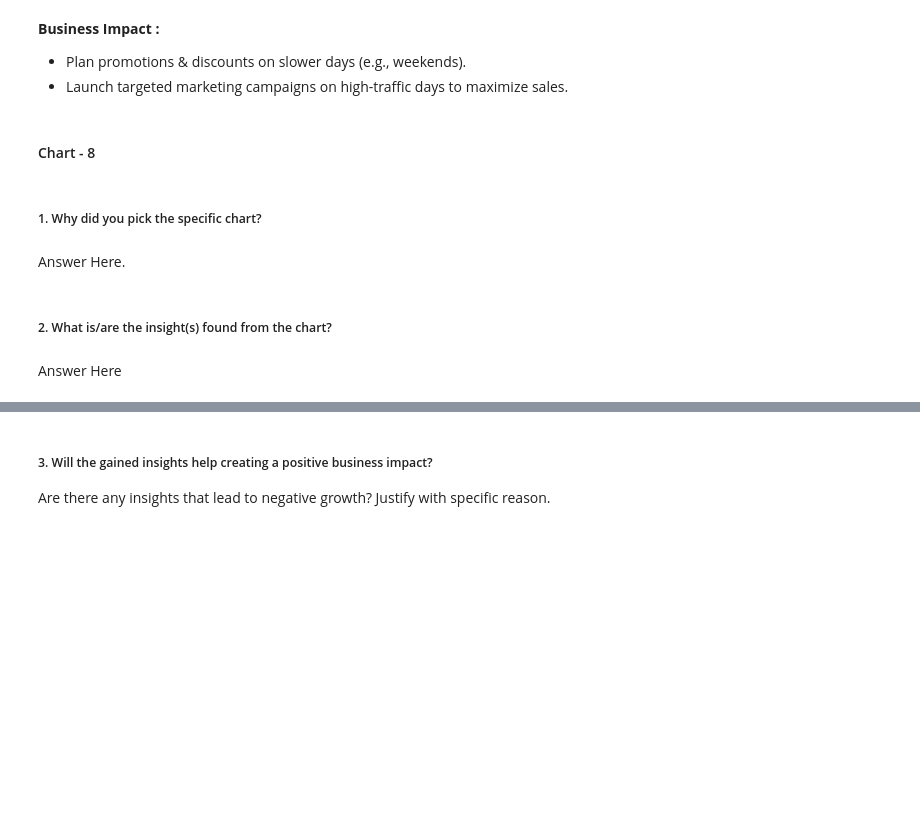
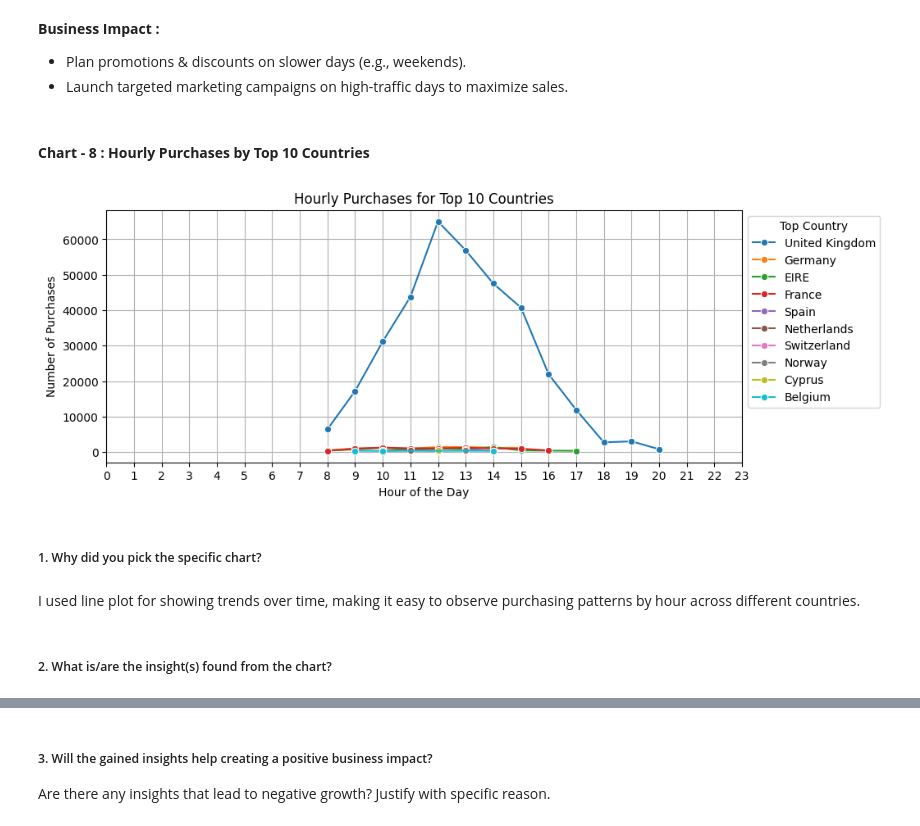
Before and after one commit to akshat-mishra-ds/Myntra-Online-Retail-Customer-Segmentation, a Jupyter notebook: Myntra_Online_Retail_Customer_Segmentation.ipynb, the cells around one changed output, grey strips where cells are left out. Saved outputs shown, nothing was run; the diff lists cells and outputs as text; code cells hidden in the pictures; blank space fills up the shorter version.

```diff
--- a/Myntra_Online_Retail_Customer_Segmentation.ipynb
+++ b/Myntra_Online_Retail_Customer_Segmentation.ipynb
@@ -561,4 +547,4 @@ Are there any insights that lead to negative growth? Justify with specific reaso
 - Plan promotions & discounts on slower days (e.g., weekends).
 - Launch targeted marketing campaigns on high-traffic days to maximize sales.
 # %% [markdown]
-#### Chart - 8
+#### **Chart - 8 : Hourly Purchases by Top 10 Countries**
@@ -567,8 +551,24 @@ Are there any insights that lead to negative growth? Justify with specific reaso
+# %%
+# Chart - 8 : Hourly Purchases by Top 10 Countries
+
+# Group by Country and Hour to count purchases
+hourly_sales = Myntra_df.groupby(['Country', 'Hour'])['InvoiceNo'].count().sort_values(ascending=False).reset_index().head(50)
+
+# Plot the data
+plt.figure(figsize=(10, 4))
+sns.lineplot(data=hourly_sales, x='Hour', y='InvoiceNo', hue='Country', marker="o", palette="tab10")
+plt.title("Hourly Purchases for Top 10 Countries")
+plt.xlabel("Hour of the Day")
+plt.ylabel("Number of Purchases")
+plt.xticks(range(0, 24))
+plt.legend(title="Top Country", bbox_to_anchor=(1, 1), loc='upper left')
+plt.grid(True)
+plt.show()
+# %% [output]
+[figure, added]
 # %% [markdown]
 ##### 1. Why did you pick the specific chart?
-# %% [markdown]
-Answer Here.
+# %% [markdown]
+I used line plot for showing trends over time, making it easy to observe purchasing patterns by hour across different countries.
 # %% [markdown]
 ##### 2. What is/are the insight(s) found from the chart?
-# %% [markdown]
-Answer Here
```
Also changed, not shown: parts of 19 cells of this notebook.
